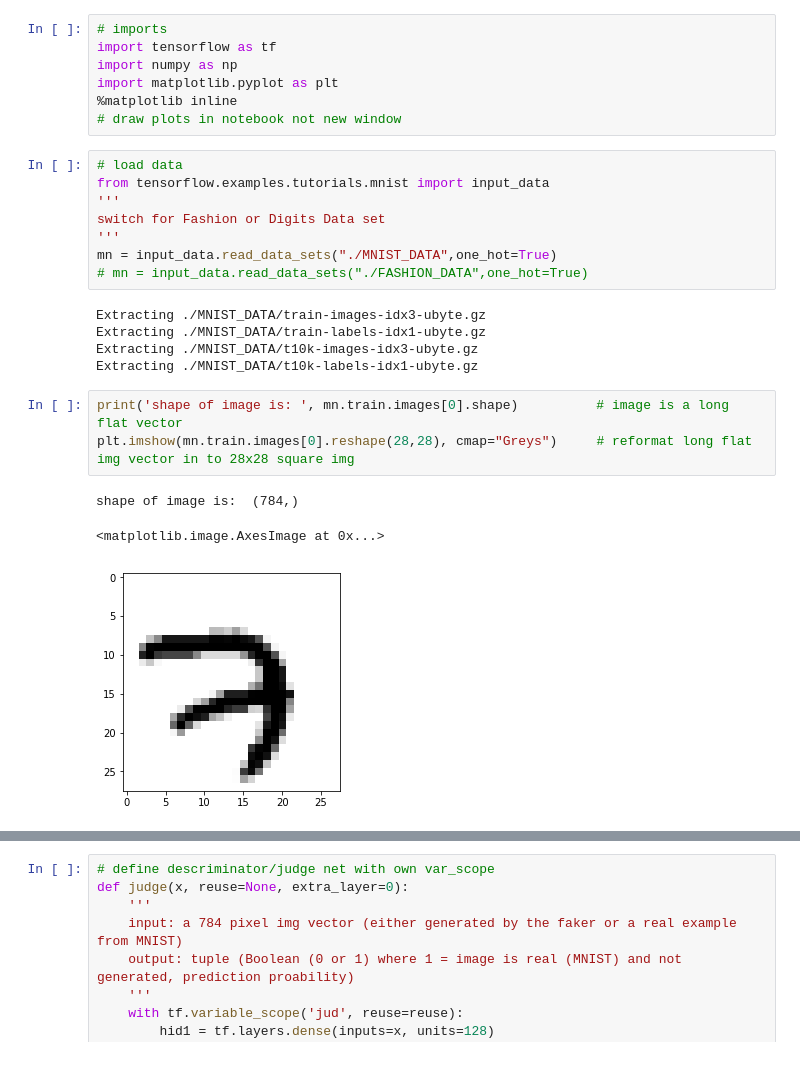
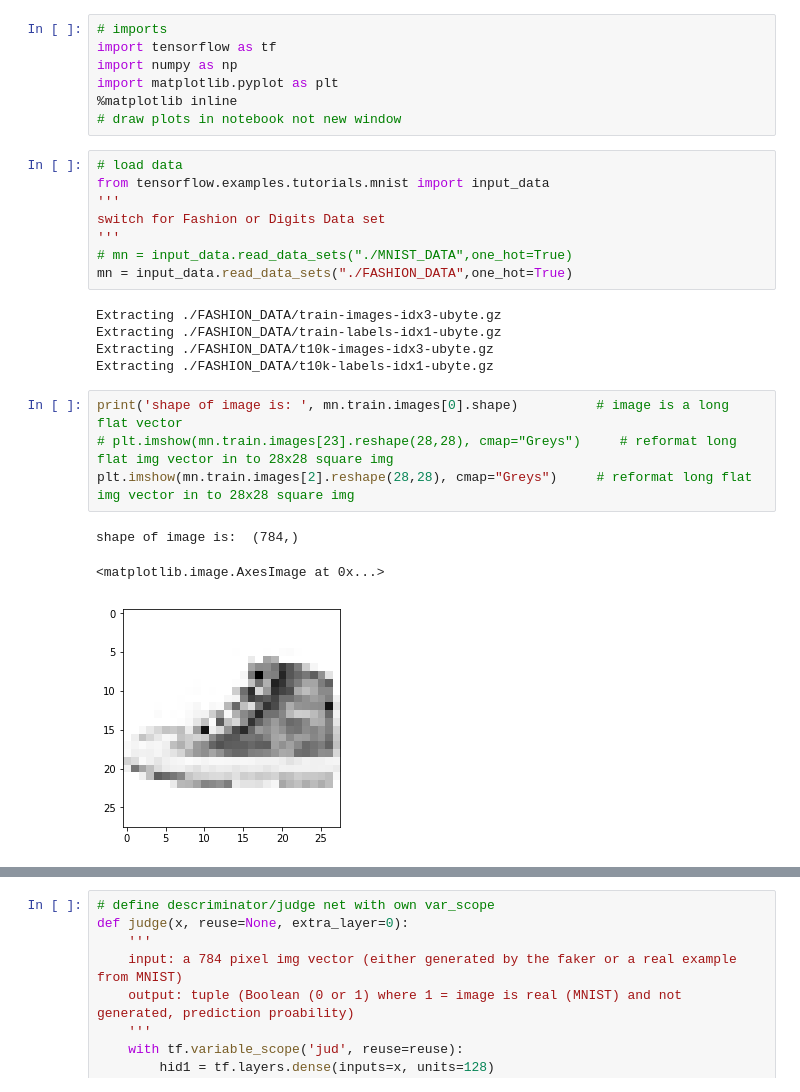
Before and after one commit to Prtfw/Generative_Adversial_Net_Demo, a Jupyter notebook: basic_gans_demo.ipynb, the cells around one changed output, grey strips where cells are left out. Saved outputs shown, nothing was run; the diff lists cells and outputs as text.

```diff
--- a/basic_gans_demo.ipynb
+++ b/basic_gans_demo.ipynb
@@ -11,20 +11,21 @@ from tensorflow.examples.tutorials.mnist import input_data
 '''
 switch for Fashion or Digits Data set
 '''
-mn = input_data.read_data_sets("./MNIST_DATA",one_hot=True)
-# mn = input_data.read_data_sets("./FASHION_DATA",one_hot=True)
+# mn = input_data.read_data_sets("./MNIST_DATA",one_hot=True)
+mn = input_data.read_data_sets("./FASHION_DATA",one_hot=True)
 # %% [output]
-Extracting ./MNIST_DATA/train-images-idx3-ubyte.gz
-Extracting ./MNIST_DATA/train-labels-idx1-ubyte.gz
-Extracting ./MNIST_DATA/t10k-images-idx3-ubyte.gz
-Extracting ./MNIST_DATA/t10k-labels-idx1-ubyte.gz
+Extracting ./FASHION_DATA/train-images-idx3-ubyte.gz
+Extracting ./FASHION_DATA/train-labels-idx1-ubyte.gz
+Extracting ./FASHION_DATA/t10k-images-idx3-ubyte.gz
+Extracting ./FASHION_DATA/t10k-labels-idx1-ubyte.gz
 # %%
 print('shape of image is: ', mn.train.images[0].shape)          # image is a long flat vector
-plt.imshow(mn.train.images[0].reshape(28,28), cmap="Greys")     # reformat long flat img vector in to 28x28 square img
+# plt.imshow(mn.train.images[23].reshape(28,28), cmap="Greys")     # reformat long flat img vector in to 28x28 square img
+plt.imshow(mn.train.images[2].reshape(28,28), cmap="Greys")     # reformat long flat img vector in to 28x28 square img
 # %% [output]
 shape of image is:  (784,)
 <matplotlib.image.AxesImage at 0x...>
-[figure, old version]
+[figure, new version]
 # %%
 # define generator/faker net with own var_scope
 def gen(z, reuse=None, extra_layer=0):
```
Also changed, not shown: parts of 9 cells of this notebook, 3 other files.
